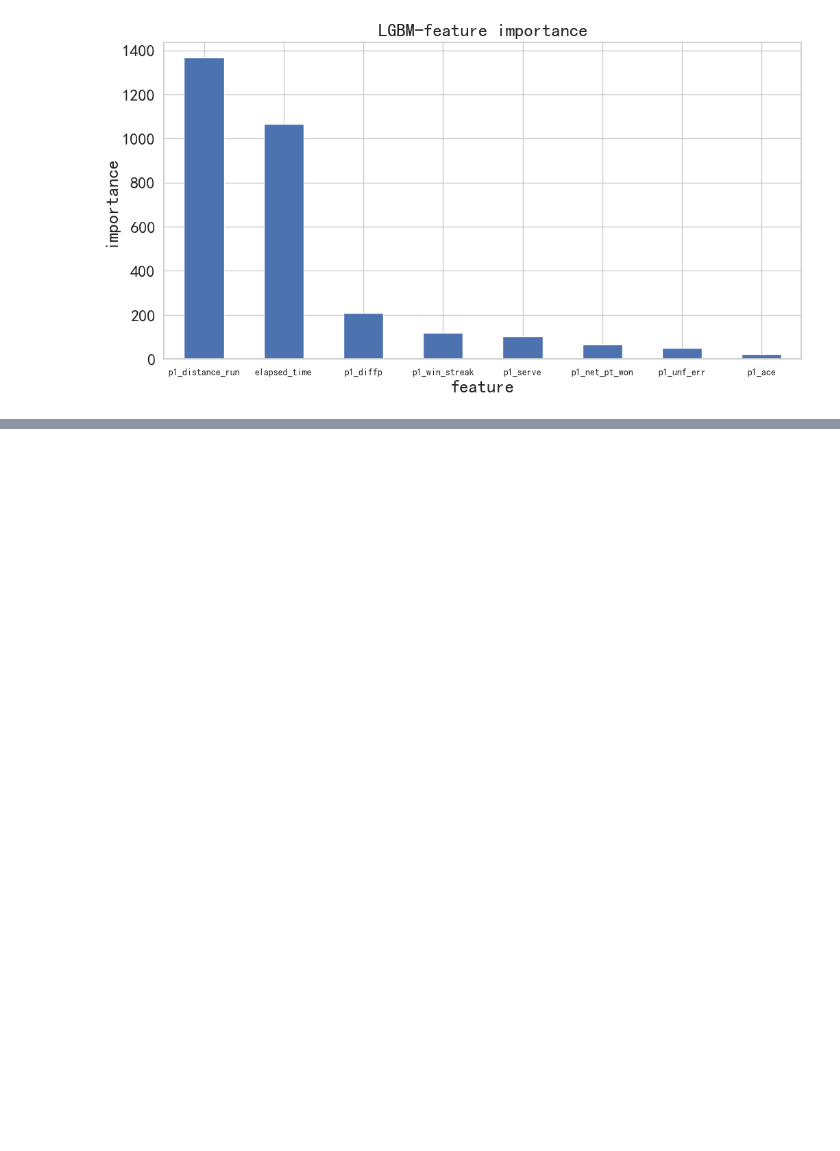
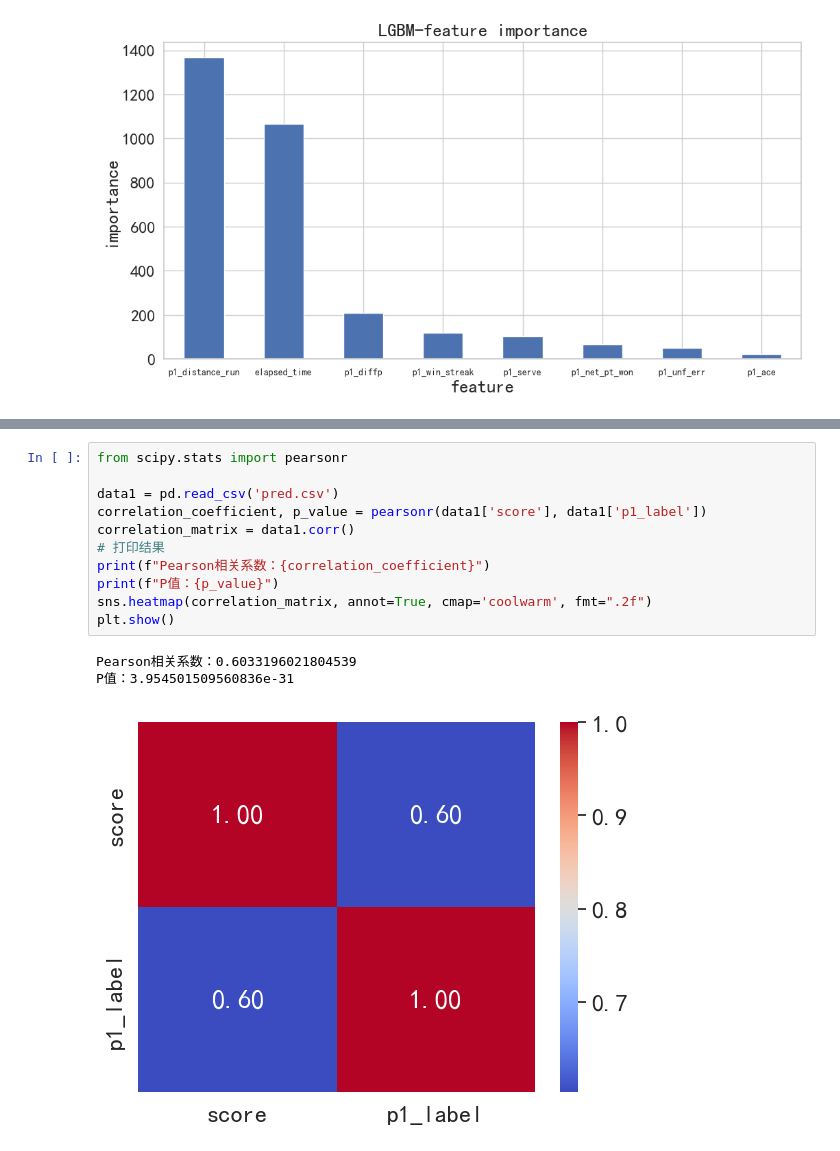
Before and after one commit to Jack-Huang02/MCM-C-Momentum-in-Tennis, a Jupyter notebook: tennis.ipynb, the cells around one changed output, grey strips where cells are left out. Saved outputs shown, nothing was run; the diff lists cells and outputs as text; blank space fills up the shorter version.

```diff
--- a/tennis.ipynb
+++ b/tennis.ipynb
@@ -268,0 +239,15 @@ plt.show()
+# %%
+from scipy.stats import pearsonr
+
+data1 = pd.read_csv('pred.csv')
+correlation_coefficient, p_value = pearsonr(data1['score'], data1['p1_label'])
+correlation_matrix = data1.corr()
+# 打印结果
+print(f"Pearson相关系数：{correlation_coefficient}")
+print(f"P值：{p_value}")
+sns.heatmap(correlation_matrix, annot=True, cmap='coolwarm', fmt=".2f")
+plt.show()
+# %% [output]
+Pearson相关系数：0.6033196021804539
+P值：3.954501509560836e-31
+[figure, added]
```
Also changed, not shown: parts of 9 cells of this notebook.
